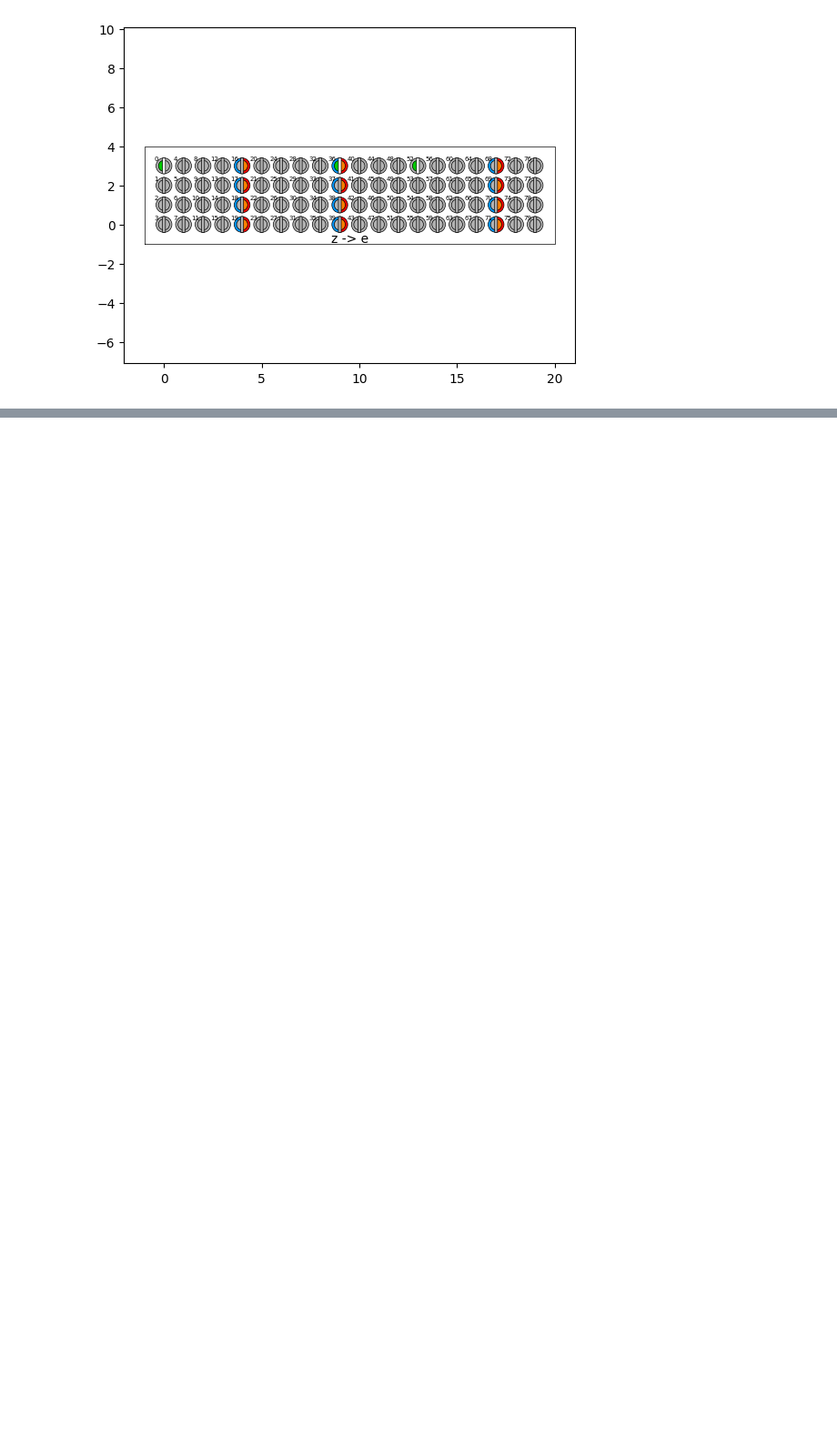
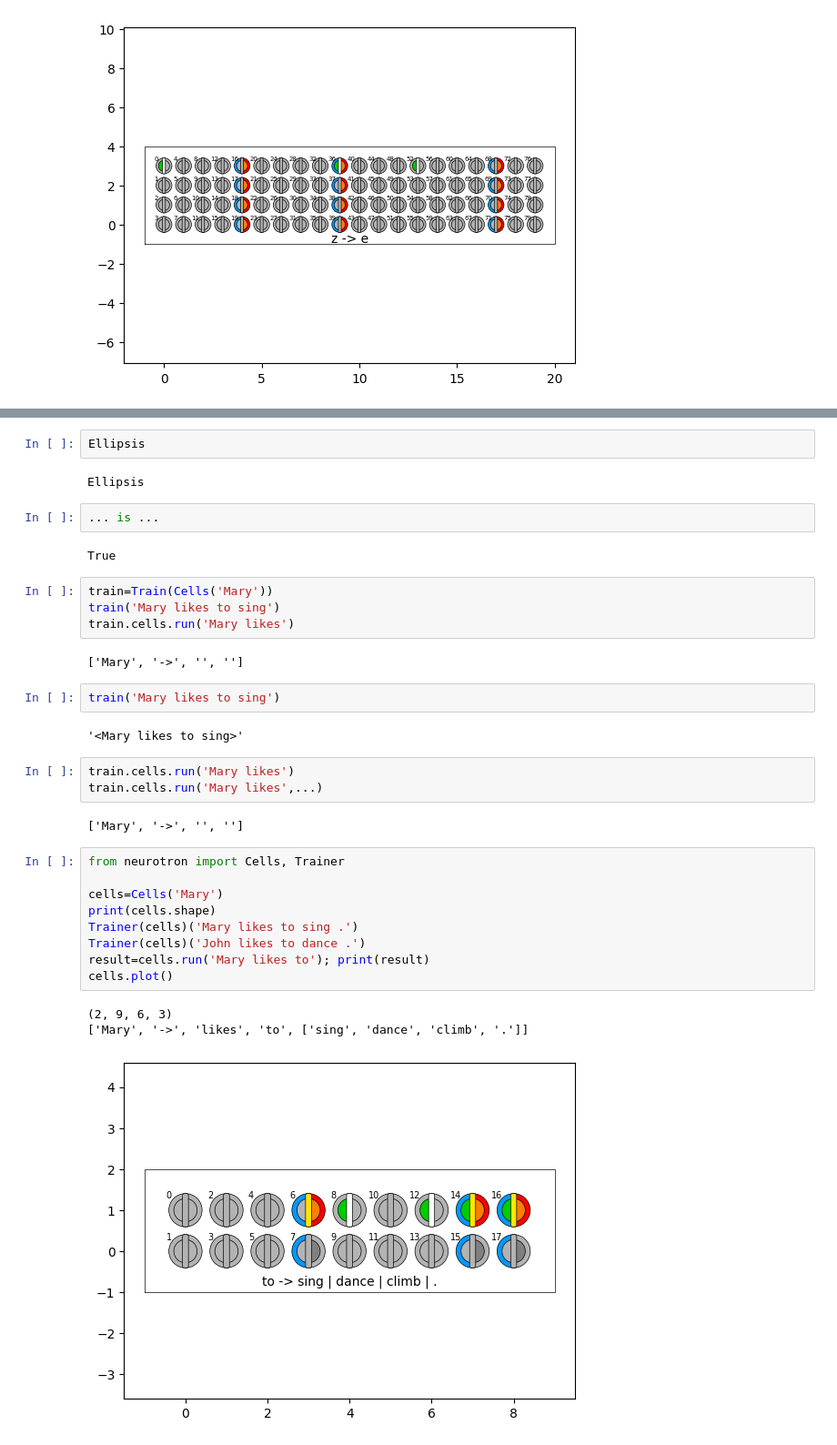
Before and after one commit to ihux/neurotron-develop, a Jupyter notebook: jupyter/neurotron/shakespear.ipynb, the cells around one changed output, grey strips where cells are left out. Shown at 91% size. Cells and saved outputs as stored; diff of their text form; blank space fills up the shorter version.

```diff
--- a/jupyter/neurotron/shakespear.ipynb
+++ b/jupyter/neurotron/shakespear.ipynb
@@ -240,0 +153,36 @@ cells.run('stizen')
+# %%
+Ellipsis
+# %% [output]
+Ellipsis
+# %%
+... is ...
+# %% [output]
+True
+# %%
+train=Train(Cells('Mary'))
+train('Mary likes to sing')
+train.cells.run('Mary likes')
+# %% [output]
+['Mary', '->', '', '']
+# %%
+train('Mary likes to sing')
+# %% [output]
+'<Mary likes to sing>'
+# %%
+train.cells.run('Mary likes')
+train.cells.run('Mary likes',...)
+# %% [output]
+['Mary', '->', '', '']
+# %%
+from neurotron import Cells, Trainer
+
+cells=Cells('Mary')
+print(cells.shape)
+Trainer(cells)('Mary likes to sing .')
+Trainer(cells)('John likes to dance .')
+result=cells.run('Mary likes to'); print(result)
+cells.plot()
+# %% [output]
+(2, 9, 6, 3)
+['Mary', '->', 'likes', 'to', ['sing', 'dance', 'climb', '.']]
+[figure, added]
```
Also changed, not shown: parts of 8 cells of this notebook, 5 other files.
